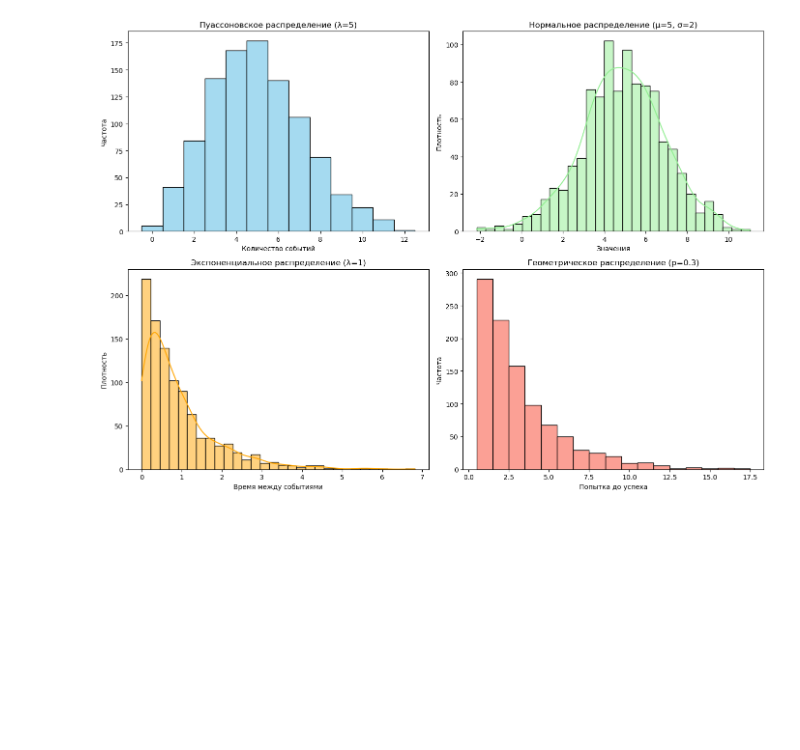
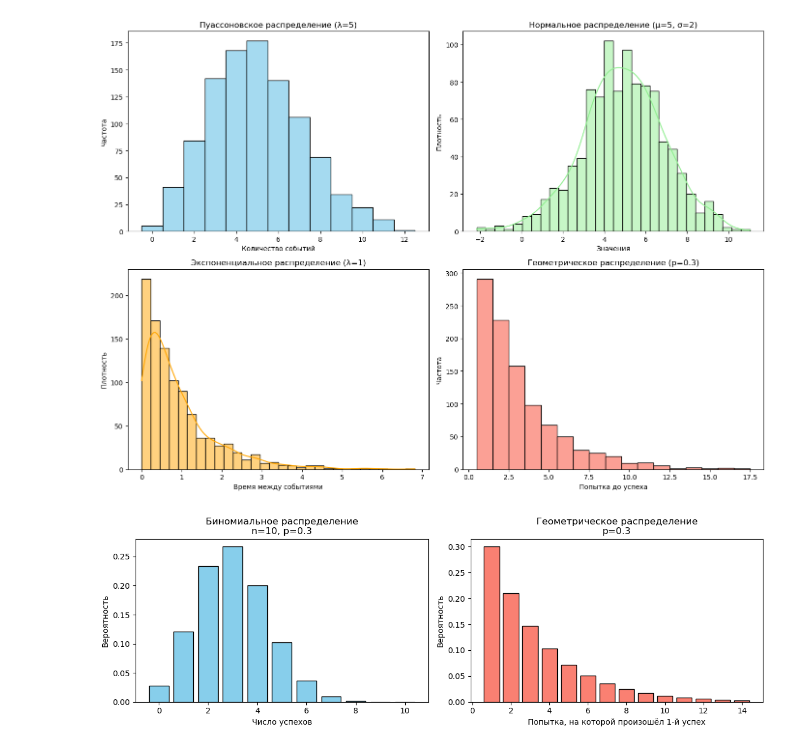
Before and after one commit to dobrosha/Product-analytics, a Jupyter notebook: notebooks/примеры_распределений.ipynb, the cells around one changed output. Saved outputs shown, nothing was run; the diff lists cells and outputs as text; code cells hidden in the pictures; blank space fills up the shorter version.

```diff
--- a/notebooks/примеры_распределений.ipynb
+++ b/notebooks/примеры_распределений.ipynb
@@ -132,3 +132,40 @@ plt.tight_layout()
 plt.show()
 # %% [output]
 [figure]
+# %%
+# Повторно импортируем библиотеки после сброса состояния окружения
+import matplotlib.pyplot as plt
+import numpy as np
+from scipy.stats import binom, geom
+
+# Параметры
+p = 0.3  # вероятность успеха
+n = 10   # количество испытаний для биномиального
+
+# Значения X
+x_binom = np.arange(0, n+1)
+x_geom = np.arange(1, 15)
+
+# Распределения
+binom_pmf = binom.pmf(x_binom, n, p)
+geom_pmf = geom.pmf(x_geom, p)
+
+# Построение графиков
+fig, ax = plt.subplots(1, 2, figsize=(12, 4))
+
+# Биномиальное
+ax[0].bar(x_binom, binom_pmf, color='skyblue', edgecolor='black')
+ax[0].set_title(f'Биномиальное распределение\nn={n}, p={p}')
+ax[0].set_xlabel('Число успехов')
+ax[0].set_ylabel('Вероятность')
+
+# Геометрическое
+ax[1].bar(x_geom, geom_pmf, color='salmon', edgecolor='black')
+ax[1].set_title(f'Геометрическое распределение\np={p}')
+ax[1].set_xlabel('Попытка, на которой произошёл 1-й успех')
+ax[1].set_ylabel('Вероятность')
+
+plt.tight_layout()
+plt.show()
+# %% [output]
+[figure, added]
```
Also changed, not shown: parts of 1 cell of this notebook, 3 other files.
